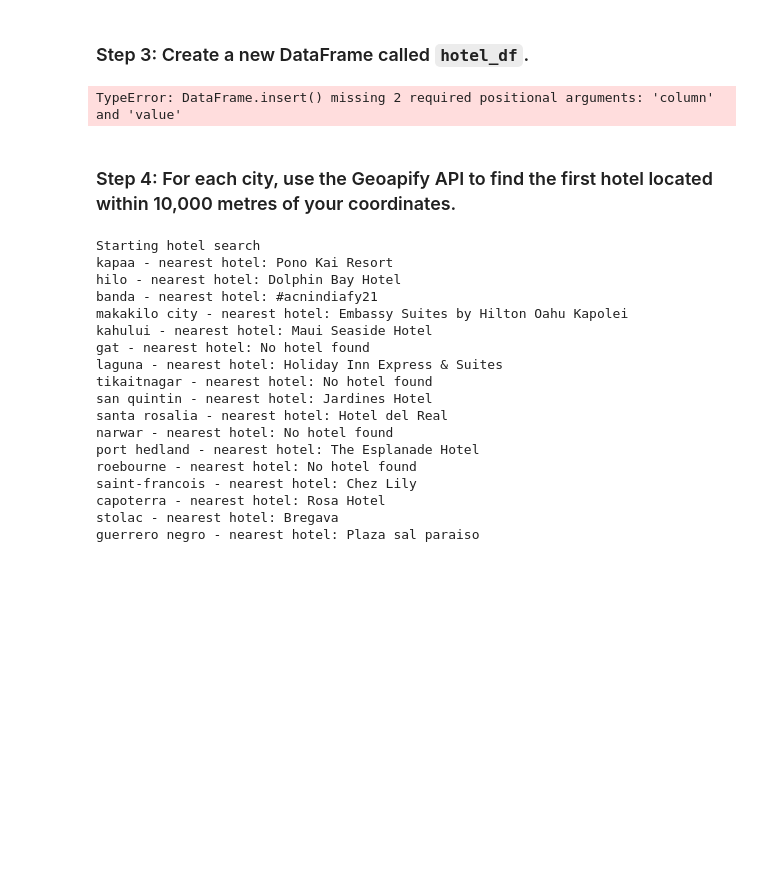
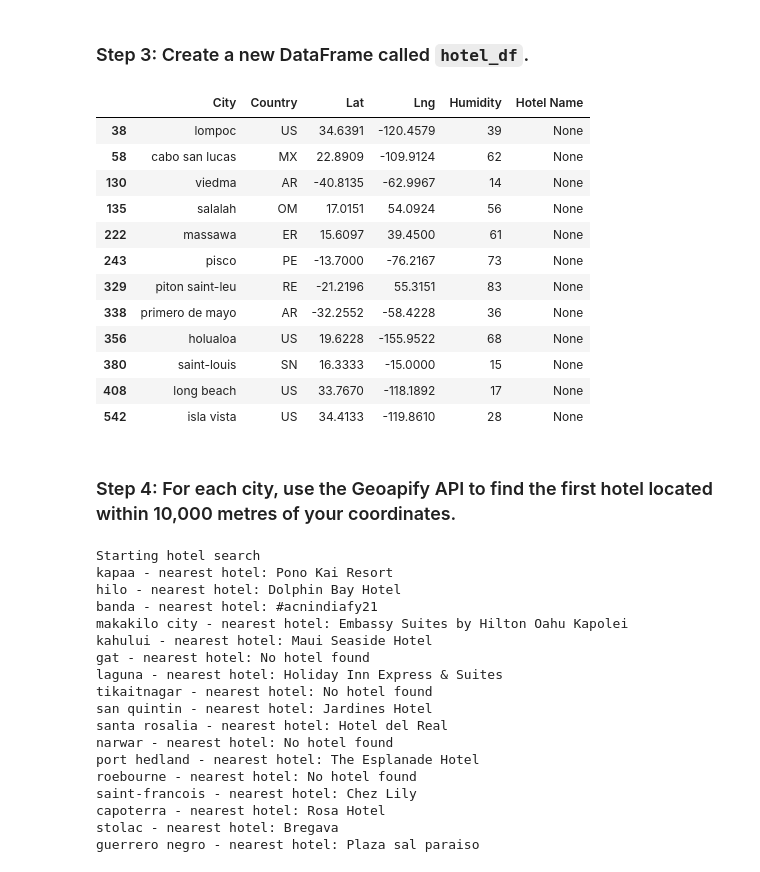
Before and after one commit to TRegan5/python-api-challenge, a Jupyter notebook: WeatherPy/VacationPy.ipynb, the cells around one changed output. Saved outputs shown, nothing was run; the diff lists cells and outputs as text; code cells hidden in the pictures; blank space fills up the shorter version.

Commit message:
Created new dataframe hotel_df

```diff
--- a/WeatherPy/VacationPy.ipynb
+++ b/WeatherPy/VacationPy.ipynb
@@ -105,14 +105,26 @@ len(ideal_weather)
 # %%
 # Use the Pandas copy function to create DataFrame called hotel_df to store the city, country, coordinates, and humidity
 hotel_df = ideal_weather[["City", "Country", "Lat", "Lng", "Humidity"]].copy()
 
 # Add an empty column, "Hotel Name," to the DataFrame so you can store the hotel found using the Geoapify API
-hotel_df.insert("Hotel Name")
+hotel_df["Hotel Name"] = None
 
 # Display sample data
-# YOUR CODE HERE
+hotel_df
 # %% [output]
-TypeError: DataFrame.insert() missing 2 required positional arguments: 'column' and 'value'
+|  | City | Country | Lat | Lng | Humidity | Hotel Name |
+| 38 | lompoc | US | 34.6391 | -120.4579 | 39 | None |
+| 58 | cabo san lucas | MX | 22.8909 | -109.9124 | 62 | None |
+| 130 | viedma | AR | -40.8135 | -62.9967 | 14 | None |
+| 135 | salalah | OM | 17.0151 | 54.0924 | 56 | None |
+| 222 | massawa | ER | 15.6097 | 39.4500 | 61 | None |
+| 243 | pisco | PE | -13.7000 | -76.2167 | 73 | None |
+| 329 | piton saint-leu | RE | -21.2196 | 55.3151 | 83 | None |
+| 338 | primero de mayo | AR | -32.2552 | -58.4228 | 36 | None |
+| 356 | holualoa | US | 19.6228 | -155.9522 | 68 | None |
+| 380 | saint-louis | SN | 16.3333 | -15.0000 | 15 | None |
+| 408 | long beach | US | 33.7670 | -118.1892 | 17 | None |
+| 542 | isla vista | US | 34.4133 | -119.8610 | 28 | None |
 # %% [markdown]
 ### Step 4: For each city, use the Geoapify API to find the first hotel located within 10,000 metres of your coordinates.
 # %%
```
